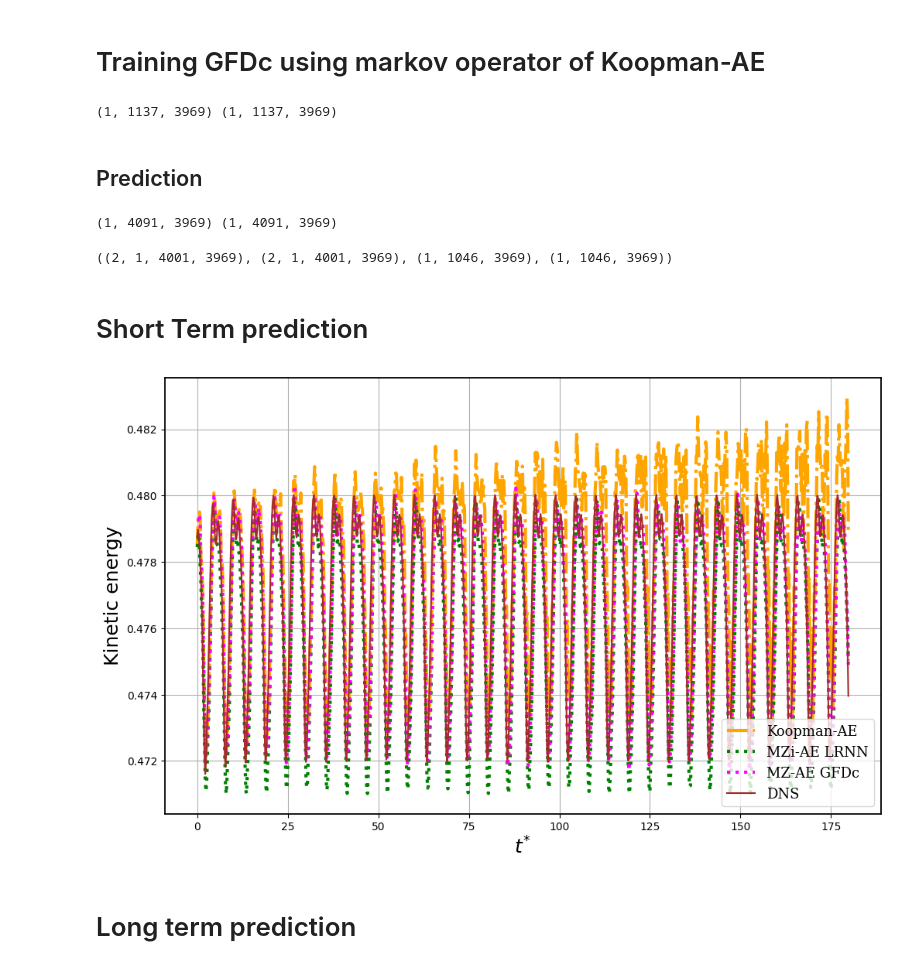
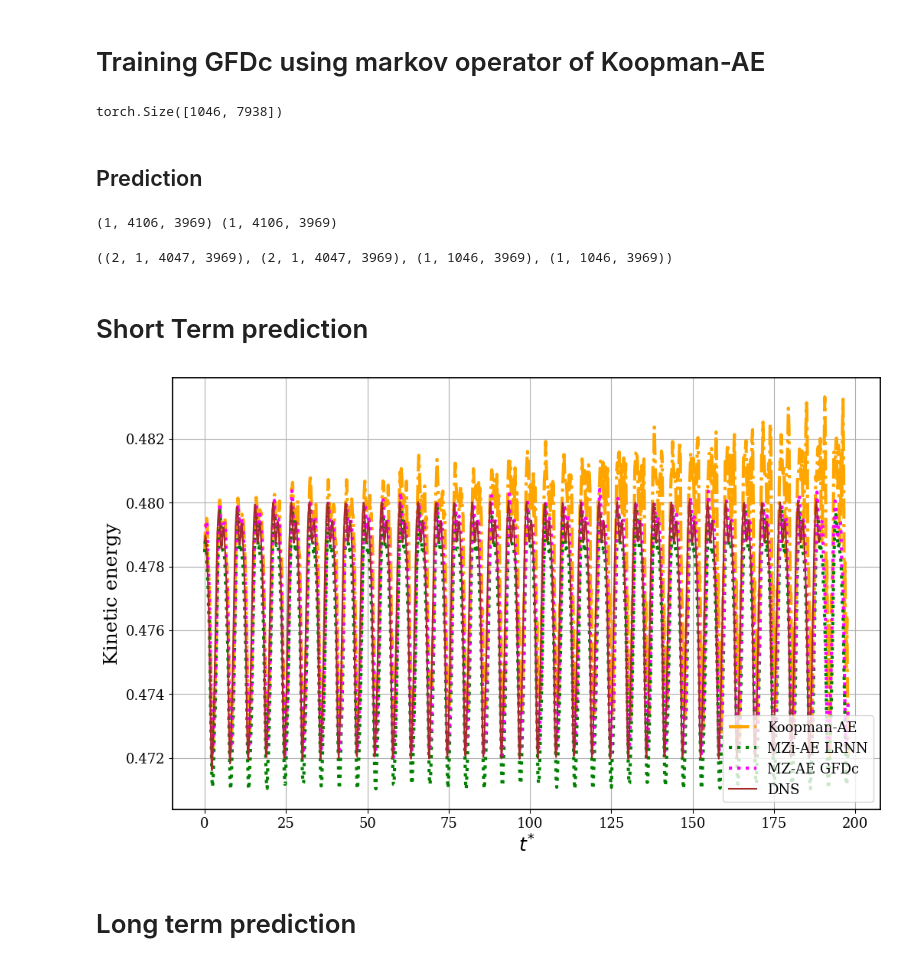
Before and after one commit to RigasLab/MZ-AE, a Jupyter notebook: Notebooks/2DCyl/Case1_eval_notebook.ipynb, the cells around one changed output. Drawn from its saved outputs; the diff is of its cells as text; code cells hidden in the pictures.

```diff
--- a/Notebooks/2DCyl/Case1_eval_notebook.ipynb
+++ b/Notebooks/2DCyl/Case1_eval_notebook.ipynb
@@ -84,105 +84,85 @@ train_gfdc = Train_GFDc(models[0])
 
 #creating data
 data = torch.tensor(models[0].train_data[0])
-num_memory_kernels = 90
+print(data.shape)
+num_memory_kernels = 59
+initial_step = 60 # choose initial_step > num_memory_kernels
 xn_data, sequences, dec_xn_data = train_gfdc.get_observables_data(data, num_memory_kernels = num_memory_kernels)
 
 #Obtaining memory kernels
-omega = train_gfdc.gfdc_memory_reg(xn_data = xn_data.detach().cpu().numpy(), num_memory_kernels = num_memory_kernels)
-
-#using model for prediction
-timesteps = 1046
-initial_condition = torch.tensor(models[0].test_data[0,100-(num_memory_kernels+1):100]).to(torch.float32)[None]
-pred_data, Phi_ms_hat_gfdc = train_gfdc.predict(initial_condition = initial_condition, timesteps = timesteps, num_kernels = num_memory_kernels, omega = omega)
-
-#Predicted Velocity
-U_ms_hat_gfdc = Phi_ms_hat_gfdc[...,:int(Phi_ms_hat_gfdc.shape[-1]/2)].detach().cpu().numpy()
-V_ms_hat_gfdc = Phi_ms_hat_gfdc[...,int(Phi_ms_hat_gfdc.shape[-1]/2):].detach().cpu().numpy()
-print(U_ms_hat_gfdc.shape, V_ms_hat_gfdc.shape)
+omega = train_gfdc.gfdc_memory_reg(xn_data = xn_data.detach().cpu().numpy(), num_memory_kernels = num_memory_kernels, alpha = 1000, fit_intercept = False)
 # %% [output]
-(1, 1137, 3969) (1, 1137, 3969)
+torch.Size([1046, 7938])
 # %% [markdown]
 ## Prediction
 # %%
 #multistep prediction
-timesteps = 4000
-initial_step = 100  # choose initial_step > num_memory_kernels
-# initial_conditions = Phi_test[:,initial_step,:]
+timesteps = 4046
 initial_conditions = Phi_test[:,initial_step-(num_memory_kernels+1):initial_step]
 
-
-#Need single step as initial_condition for Koopman-AE and MZ-AE LRNN
-initial_condition = initial_conditions[:,-1]
+#Using GFDc for prediction
 #Need an array of memory for GFDc
 initial_condition_gfdc = initial_conditions
 
-#using GFDc for prediction
 pred_data, Phi_ms_hat_gfdc = train_gfdc.predict(initial_condition = initial_condition_gfdc, timesteps = timesteps, num_kernels = num_memory_kernels, omega = omega)
-
-#Predicted Velocity
 U_ms_hat_gfdc = Phi_ms_hat_gfdc[...,:int(Phi_ms_hat_gfdc.shape[-1]/2)].detach().cpu().numpy()
 V_ms_hat_gfdc = Phi_ms_hat_gfdc[...,int(Phi_ms_hat_gfdc.shape[-1]/2):].detach().cpu().numpy()
 print(U_ms_hat_gfdc.shape, V_ms_hat_gfdc.shape)
 
 #Using Koopman-AE and LRNN for prediction
-x_ms_hat, xkoop_ms_hat, xseq_ms_hat = [], [], []
+#Need single step as initial_condition for Koopman-AE and MZ-AE LRNN
+initial_condition = initial_conditions[:,-1]
+
 Phi_ms_hat = torch.zeros((len(models),1,timesteps+1,models[0].statedim)).to(models[0].device)
-Phi_ms_koop = torch.zeros((len(models),1,timesteps,models[0].statedim)).to(models[0].device)
-
 for i in range(len(models)):
-    x_hat_temp, Phi_ms_hat[i], xkoop_hat_temp, xseq_hat_temp = models[i].predict_multistep(initial_condition, timesteps)
-    x_ms_hat.append(x_hat_temp)
-    xkoop_ms_hat.append(xkoop_hat_temp)
-    xseq_ms_hat.append(xseq_hat_temp)
+    _, Phi_ms_hat[i], _, _ = models[i].predict_multistep(initial_condition, timesteps)
 
 #Predicted Velocity
 U_ms_hat = Phi_ms_hat[...,:int(Phi_ms_hat.shape[-1]/2)].detach().cpu().numpy()
 V_ms_hat = Phi_ms_hat[...,int(Phi_ms_hat.shape[-1]/2):].detach().cpu().numpy()
-
 U_ms_hat.shape, V_ms_hat.shape, U.shape, V.shape
 # %% [output]
-(1, 4091, 3969) (1, 4091, 3969)
+(1, 4106, 3969) (1, 4106, 3969)
-((2, 1, 4001, 3969), (2, 1, 4001, 3969), (1, 1046, 3969), (1, 1046, 3969))
+((2, 1, 4047, 3969), (2, 1, 4047, 3969), (1, 1046, 3969), (1, 1046, 3969))
 # %% [markdown]
 # Short Term prediction
 # %%
 #calculating kinetic energy for multistep prediction
 def energy(u,v):
     k = 0.5*(np.mean(u**2,axis=-1) + np.mean(v**2,axis=-1))
     return k
 
 k = energy(U, V)
 k_ms_pred = energy(U_ms_hat, V_ms_hat)
 k_ms_pred_gfdc = energy(U_ms_hat_gfdc, V_ms_hat_gfdc)
 
-initial_step = 100
 plt.figure(figsize=(10, 6))
 
-plt.plot(np.arange(k_ms_pred[0,0,:900].shape[-1])*0.2,k_ms_pred[0,0,:900],  "-.", label = f"Koopman-AE", lw=3, color = "orange")
-plt.plot(np.arange(k_ms_pred[1,0,:900].shape[-1])*0.2,k_ms_pred[1,0,:900],  ":", label = "MZi-AE LRNN", lw=3, color= "green")
-plt.plot(np.arange(k_ms_pred_gfdc[0,num_memory_kernels:num_memory_kernels+900].shape[-1])*0.2,k_ms_pred_gfdc[0,num_memory_kernels:num_memory_kernels+900], ":", label = f"MZ-AE GFDc", lw=3, color = "magenta")
+plt.plot(np.arange(k_ms_pred[0,0,:990].shape[-1])*0.2,k_ms_pred[0,0,:990],  "-.", label = f"Koopman-AE", lw=3, color = "orange")
+plt.plot(np.arange(k_ms_pred[1,0,:990].shape[-1])*0.2,k_ms_pred[1,0,:990],  ":", label = "MZi-AE LRNN", lw=3, color= "green")
+plt.plot(np.arange(k_ms_pred_gfdc[0,num_memory_kernels:num_memory_kernels+990].shape[-1])*0.2,k_ms_pred_gfdc[0,num_memory_kernels:num_memory_kernels+990], ":", label = f"MZ-AE GFDc", lw=3, color = "magenta")
 
-plt.plot(np.arange(k[0,initial_step:initial_step+900].shape[-1])*0.2,k[0,initial_step:initial_step+900], label = "DNS",color = "brown")
+plt.plot(np.arange(k[0,initial_step:].shape[-1])*0.2,k[0,initial_step:], label = "DNS",color = "brown")
 
 
 plt.rc('font',family = 'serif',  size=13)
 plt.subplots_adjust(right=1.05, top=1.05)
 plt.legend(loc='lower right')
 plt.grid("on")
 
 # Set labels and title
 plt.xlabel(r'$t^{*}$', fontsize = 18)
 plt.ylabel('Kinetic energy', fontsize = 18)
 # plt.xlim(0,210)
 
 # Darken the axes by modifying the spines
-ax = plt.gca()  # Get the current axes
+ax = plt.gca()
 ax.set_aspect("auto")
 for spine in ax.spines.values():
-    spine.set_color('black')     # Darken the color to black
-    spine.set_linewidth(1.3)    # Increase the line width for emphasis
+    spine.set_color('black')
+    spine.set_linewidth(1.3)
 # %% [output]
-[figure, old version]
+[figure, new version]
 # %% [markdown]
 # Long term prediction
 # %%
```
Also changed, not shown: parts of 2 cells of this notebook, 4 other files.
